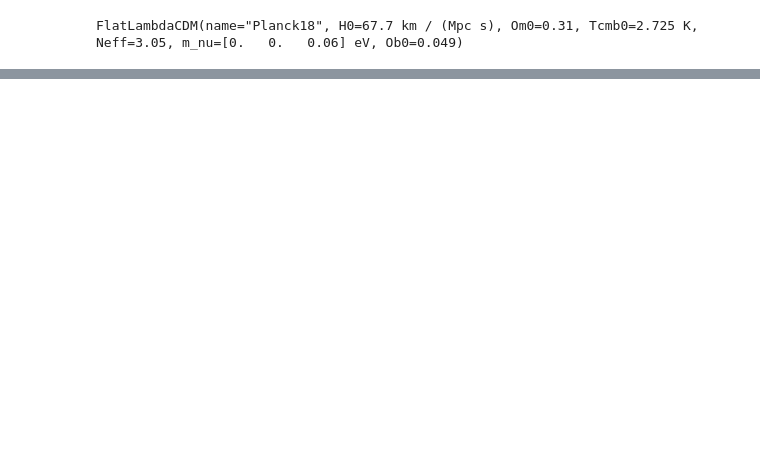
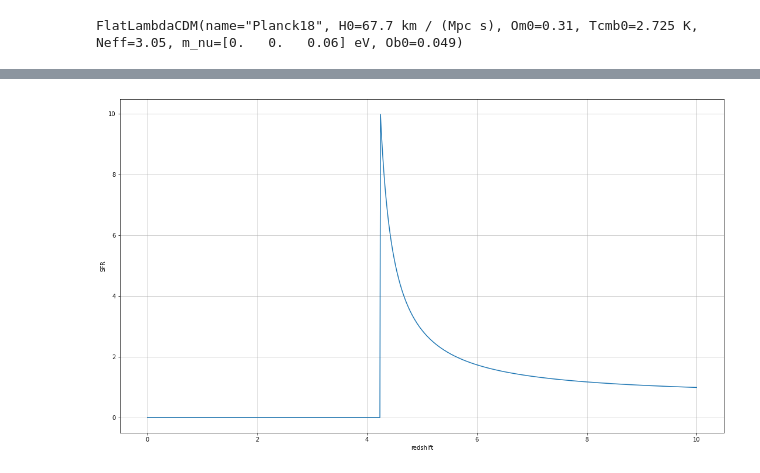
Before and after one commit to RCianca/DarkSirensStat, a Jupyter notebook: DSCatalogueCreator/DSIRE.ipynb, the cells around one changed output, grey strips where cells are left out. Saved outputs shown, nothing was run; the diff lists cells and outputs as text; code cells hidden in the pictures; blank space fills up the shorter version.

```diff
--- a/DSCatalogueCreator/DSIRE.ipynb
+++ b/DSCatalogueCreator/DSIRE.ipynb
@@ -837,28 +837,31 @@ def psi(x):
 #-------------Phi----------------------------
 #phi=lambda x:(1/((1+x)*(cosmofast.H(x).value)))
 def phi(x):
-    N=14/((1/((1+0)*(cosmoglob.H(0).value))))
-    ret=N*(1/((1+x)*(cosmoglob.H(x).value)))
+    #N=14/((1/((1+0)*(cosmoglob.H(0).value))))
+    #ret=N*(1/((1+x)*(cosmoglob.H(x).value)))
+    ret=(1000/((1+x)*(cosmoglob.H(x).value)))
     return ret
-def psiphi(x):
-    ret=psi(x)*phi(x)
+#--------------time inversion-------------------------
+def inverted_time(x):
+    ret=cosmoglob.age(0).value-cosmoglob.age(x).value
     return ret
-def massrestore(x,z):
-    ret=1/(1+(x-z))
-    #ret=(1+(x-z))#/(1+x)
+#----------------Decay--------------------------------
+def decay(x,z,tau):
+    ret=np.exp(-((inverted_time(x)-inverted_time(z))/(tau)))
     return ret
 #--------------time difference-------------------------
 def inversetimediff(x,z,tmin):
     timediff=alpha*(cosmoglob.age(z).value-cosmoglob.age(x).value)
     num=np.heaviside((alpha*cosmoglob.age(z).value-alpha*cosmoglob.age(x).value) -tmin,0.5)
-    before=np.heaviside(-(cosmoglob.age(z).value-cosmoglob.age(x).value -tmin),0.5)
-    #res=before+(num*tmin)/timediff
     res=(num)/timediff
     return res
-#------------------integrand------------------------------
-def integrand(x,z,tmin):
-    ret=psi(x)*(phi(x))*inversetimediff(x,z,tmin)#*massrestore(x,z)
+#------------------integrands------------------------------
+def integrand_suvo(x,z,tmin):
+    ret=psi(x)*(phi(x))*inversetimediff(x,z,tmin)
     return ret
+def integrand_marr(x,z,tau):
+    ret=psi(x)*(phi(x))*decay(x,z,tau)
+    return ret
 # %%
 z_for_plot=np.linspace(0,10,1000)
 fig,ax = plt.subplots()
@@ -884,11 +891,13 @@ plt.grid(axis='x', alpha=0.75)
 # %%
 z_for_plot=np.linspace(0,10,1000)
 fig,ax = plt.subplots()
 fig.set_size_inches(18.5, 10.5)
 ax.set_xlabel('redshift')
 ax.set_ylabel('SFR')
-ax.plot(z_for_plot,inversetimediff(z_for_plot,4,0.2),label='Mandau SFR')
+ax.plot(z_for_plot,inversetimediff(z_for_plot,4,0.1),label='Mandau SFR')
 #plt.yscale('log')
 #plt.xscale('log')
 plt.grid(axis='y', alpha=0.75)
 plt.grid(axis='x', alpha=0.75)
+# %% [output]
+[figure, added]
```
Also changed, not shown: parts of 10 cells of this notebook, 1 other file.
